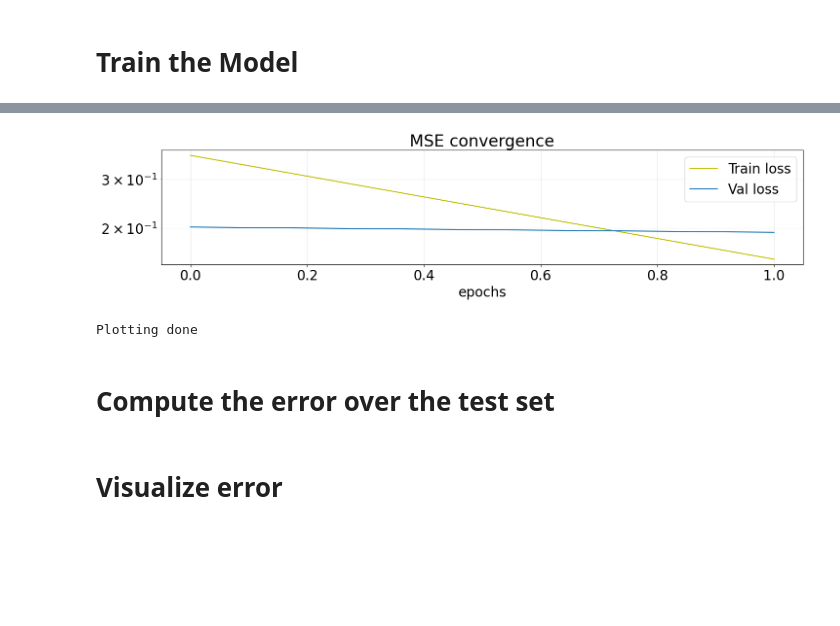
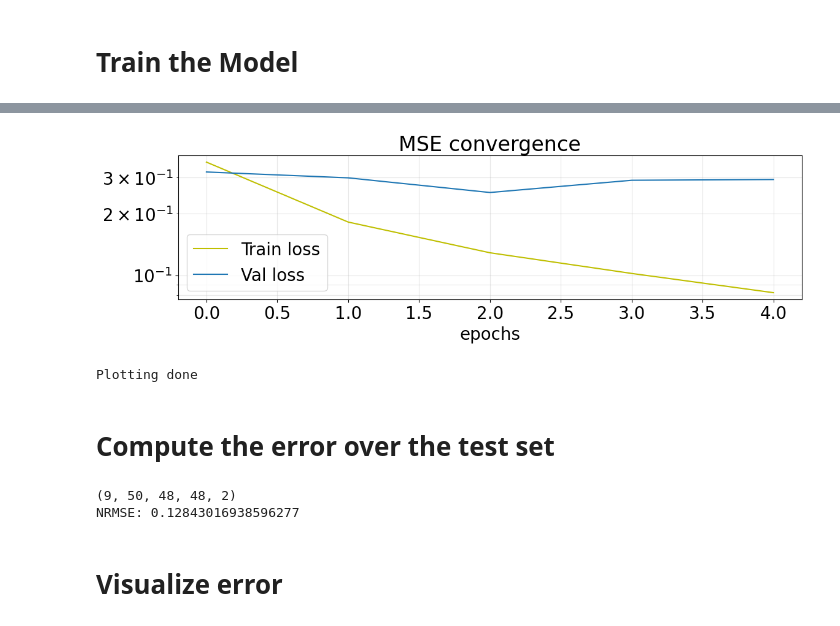
Before and after one commit to huciupaul/Capstone-AI-Group-2, a Jupyter notebook: autoencoder_tutorial.ipynb, the cells around one changed output, grey strips where cells are left out. Saved outputs shown, nothing was run; the diff lists cells and outputs as text; code cells hidden in the pictures; blank space fills up the shorter version.

Commit message:
Plotting should be working now.

```diff
--- a/autoencoder_tutorial.ipynb
+++ b/autoencoder_tutorial.ipynb
@@ -70,10 +71,9 @@ So, the velocity field has 3000.0 samples, each sample has 48x48 grid points and
 Splitting the data into train, validation and test sets, and batching the data
 # %%
 b_size = 50   #batch_size
-n_batches = data_len//b_size  #number of batches
+n_batches = total_samples//b_size  #number of batches
 
-train_batches = int(n_batches*(5/6))
-val_batches = int(n_batches*(1/6))
-
-print("Percentage of data used for training:", 100*(1-val_batches/n_batches))
-print("Percentage of data used for validation:", 100*val_batches/n_batches)
+# Split the data into training, validation and test sets with 70%, 15% and 15% of the data respectively
+train_batches = int(n_batches*(7/10))
+val_batches = int(n_batches*(15/100))
+test_batches = int(n_batches*(15/100))
@@ -94,18 +91,23 @@ def batch_data(U, b_size, n_batches):
     return data
 # %%
 # training data
-U_tt = np.array(U[:train_batches*b_size].copy())            # to be used for random batches
-print("Shape of the training data before batching:", U_tt.shape)
-U_train = batch_data(U_tt, b_size, train_batches).astype('float32') # to be used for randomly shuffled batches
+U_train_unbatched = np.array(U[:train_batches*b_size].copy())
+print("Shape of the training data before batching:", U_train_unbatched.shape)
+U_train = batch_data(U_train_unbatched, b_size, train_batches).astype('float32') # to be used for randomly shuffled batches
 print("Shape of the training data after batching:", U_train.shape, "\n")
 
 # validation data
-U_vv = np.array(U[train_batches*b_size:
-                         train_batches*b_size+b_size*val_batches].copy())
-print("Shape of the validation data before batching:", U_vv.shape)
-U_val = batch_data(U_vv, b_size, val_batches).astype('float32')
-print("Shape of the validation data after batching:", U_val.shape)
+U_val_unbatched = np.array(U[train_batches*b_size:train_batches*b_size+b_size*val_batches].copy())
+print("Shape of the validation data before batching:", U_val_unbatched.shape)
+U_val = batch_data(U_val_unbatched, b_size, val_batches).astype('float32')
+print("Shape of the validation data after batching:", U_val.shape, "\n")
+
+# test data
+U_test_unbatched = np.array(U[train_batches*b_size+b_size*val_batches:].copy())
+print("Shape of the test data before batching:", U_test_unbatched.shape)
+U_test = batch_data(U_test_unbatched, b_size, test_batches).astype('float32')
+print("Shape of the test data after batching:", U_test.shape)
 
 # Delete the original data to save memory:
-del U_tt, U_vv
+del U_train_unbatched, U_val_unbatched
 # %% [output]
@@ -359,7 +364,7 @@ _________________________________________________________________
 # %% [markdown]
 # Train the Model
 # %%
-n_epochs = 2
+n_epochs = 5
 rng = np.random.default_rng() #random generator for later shufflinh
 
 # plotting and saving
@@ -472,26 +486,50 @@ Time per epoch 51.764246463775635
 Saving Model..
 Model saved
 # %%
-#plot convergence of training and validation loss (to visualise convergence during training)
-# Disable LaTeX rendering
-mpl.rcParams["text.usetex"] = False
+# Set smaller figure size
+plt.figure(figsize=(12, 4))  # Width = 6 inches, Height = 4 inches
 
 plt.title('MSE convergence')
 plt.yscale('log')
 plt.grid(True, axis="both", which='both', ls="-", alpha=0.3)
 plt.plot(tloss_plot[np.nonzero(tloss_plot)], 'y', label='Train loss')
-plt.plot(np.arange(np.nonzero(vloss_plot)[0].shape[0])*N_check, vloss_plot[np.nonzero(vloss_plot)], label='Val loss')
+plt.plot(np.arange(np.nonzero(vloss_plot)[0].shape[0]) * N_check, vloss_plot[np.nonzero(vloss_plot)], label='Val loss')
 plt.xlabel('epochs')
 plt.legend()
 plt.tight_layout()
 plt.show()
 
 print("Plotting done")
 # %% [output]
-[figure, old version]
+[figure, new version]
 Plotting done
 # %% [markdown]
 # Compute the error over the test set
+# %%
+# Compute the NRMSE for the test data by comparing the encoded data and the ground truth data
+numerator = 0
+denominator = 0
+
+print(U_test.shape)
+
+for i in range(test_batches):
+    decoded = model(U_test[i], enc_mods, dec_mods)[-1].numpy()
+
+    batch_test = U_test[i].copy()
+    batch_test = batch_test.reshape(50,48*48*2)
+
+    dec_test = decoded.copy()
+    dec_test = dec_test.reshape(50,48*48*2)
+    denominator += np.sum(np.std(batch_test, axis=1))
+
+    loss = Loss_Mse(batch_test, dec_test)
+    numerator += loss.numpy()
+
+NRMSE = np.sqrt(numerator/denominator)
+print("NRMSE:", NRMSE)
+# %% [output]
+(9, 50, 48, 48, 2)
+NRMSE: 0.12843016938596277
 # %% [markdown]
 # Visualize error
 # %%
```
Also changed, not shown: parts of 6 cells of this notebook, 1 other file.
